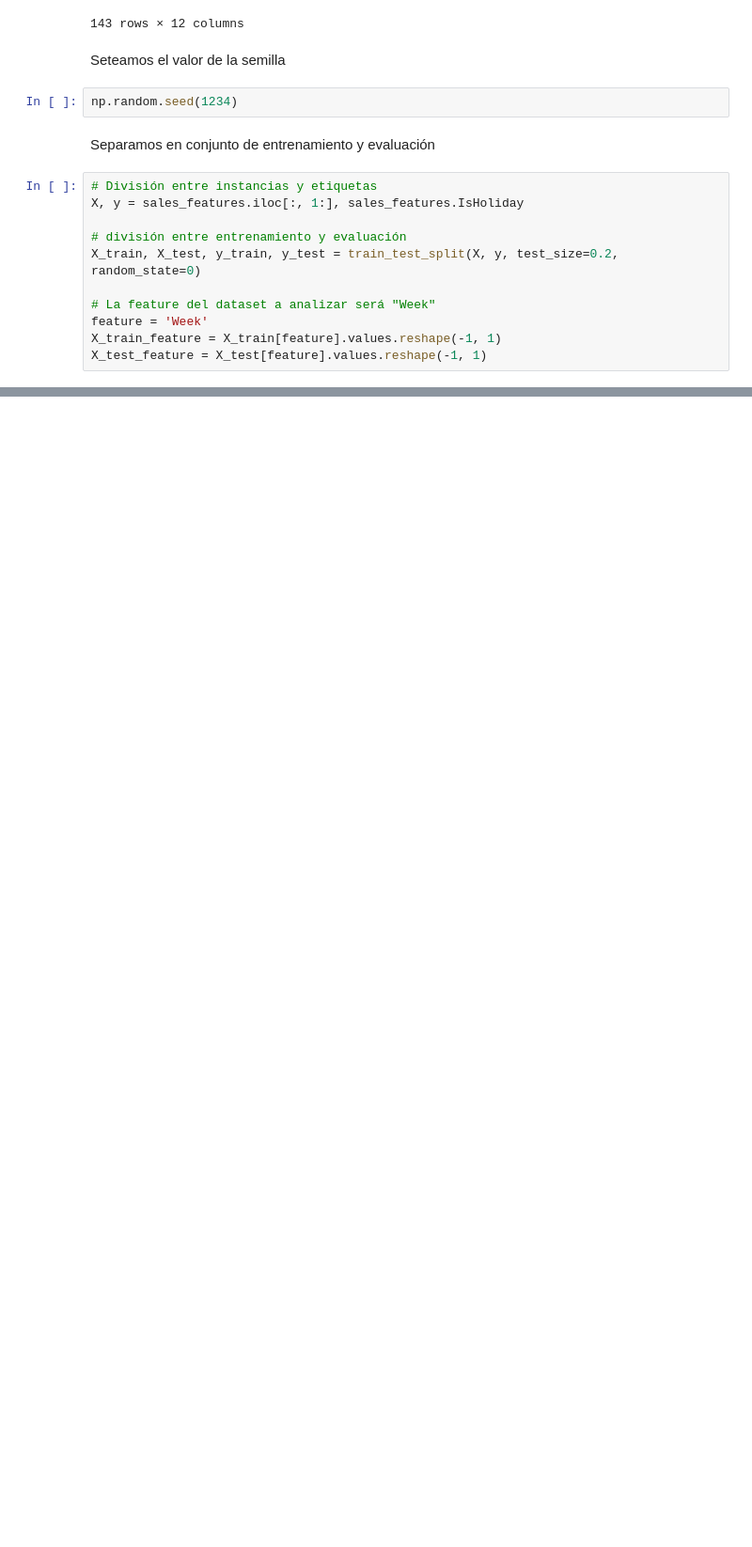
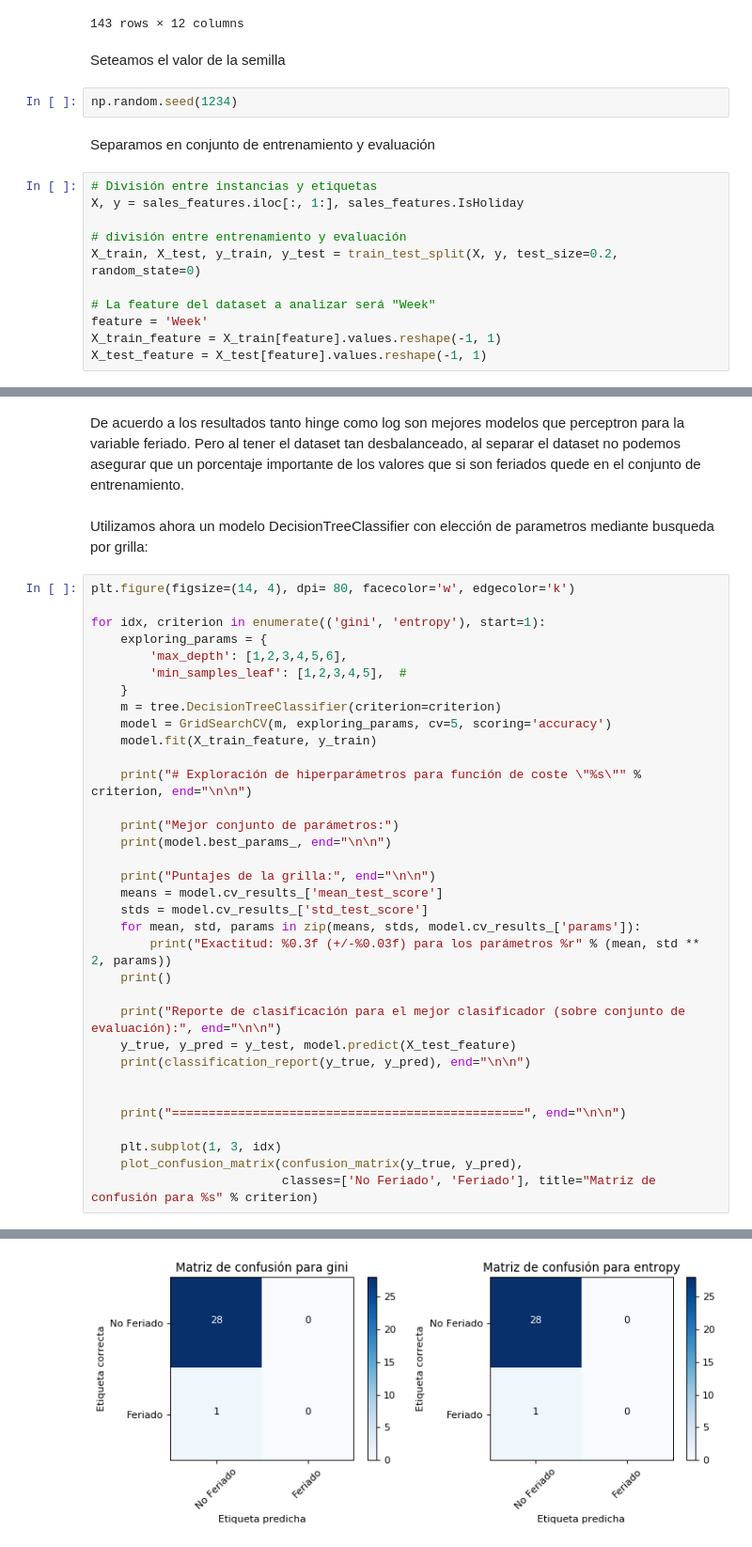
Before and after one commit to dbourdin/diplodatos-mentorias, a Jupyter notebook: AprendizajeAutomatico/retail_data_analytics.ipynb, the cells around one changed output, grey strips where cells are left out. Shown: that part at 94% size. Cells and saved outputs as stored; diff of their text form; blank space fills up the shorter version.

```diff
--- a/AprendizajeAutomatico/retail_data_analytics.ipynb
+++ b/AprendizajeAutomatico/retail_data_analytics.ipynb
@@ -258,0 +295,39 @@ weighted avg       0.97      0.07      0.07        29
+# %% [markdown]
+De acuerdo a los resultados tanto hinge como log son mejores modelos que perceptron para la variable feriado. Pero al tener el dataset tan desbalanceado, al separar el dataset no podemos asegurar que un porcentaje importante de los valores que si son feriados quede en el conjunto de entrenamiento.
+# %% [markdown]
+Utilizamos ahora un modelo DecisionTreeClassifier con elección de parametros mediante busqueda por grilla:
+# %%
+plt.figure(figsize=(14, 4), dpi= 80, facecolor='w', edgecolor='k')
+
+for idx, criterion in enumerate(('gini', 'entropy'), start=1):
+    exploring_params = {
+        'max_depth': [1,2,3,4,5,6],
+        'min_samples_leaf': [1,2,3,4,5],  #
+    }
+    m = tree.DecisionTreeClassifier(criterion=criterion)
+    model = GridSearchCV(m, exploring_params, cv=5, scoring='accuracy')
+    model.fit(X_train_feature, y_train)
+
+    print("# Exploración de hiperparámetros para función de coste \"%s\"" % criterion, end="\n\n")
+
+    print("Mejor conjunto de parámetros:")
+    print(model.best_params_, end="\n\n")
+
+    print("Puntajes de la grilla:", end="\n\n")
+    means = model.cv_results_['mean_test_score']
+    stds = model.cv_results_['std_test_score']
+    for mean, std, params in zip(means, stds, model.cv_results_['params']):
+        print("Exactitud: %0.3f (+/-%0.03f) para los parámetros %r" % (mean, std ** 2, params))
+    print()
+
+    print("Reporte de clasificación para el mejor clasificador (sobre conjunto de evaluación):", end="\n\n")
+    y_true, y_pred = y_test, model.predict(X_test_feature)
+    print(classification_report(y_true, y_pred), end="\n\n")
+
+
+    print("================================================", end="\n\n")
+
+    plt.subplot(1, 3, idx)
+    plot_confusion_matrix(confusion_matrix(y_true, y_pred),
+                          classes=['No Feriado', 'Feriado'], title="Matriz de confusión para %s" % criterion)
+# %% [output]
@@ -258,0 +368 @@ weighted avg       0.97      0.07      0.07        29
+[figure, added]
```
Also changed, not shown: parts of 7 cells of this notebook.
